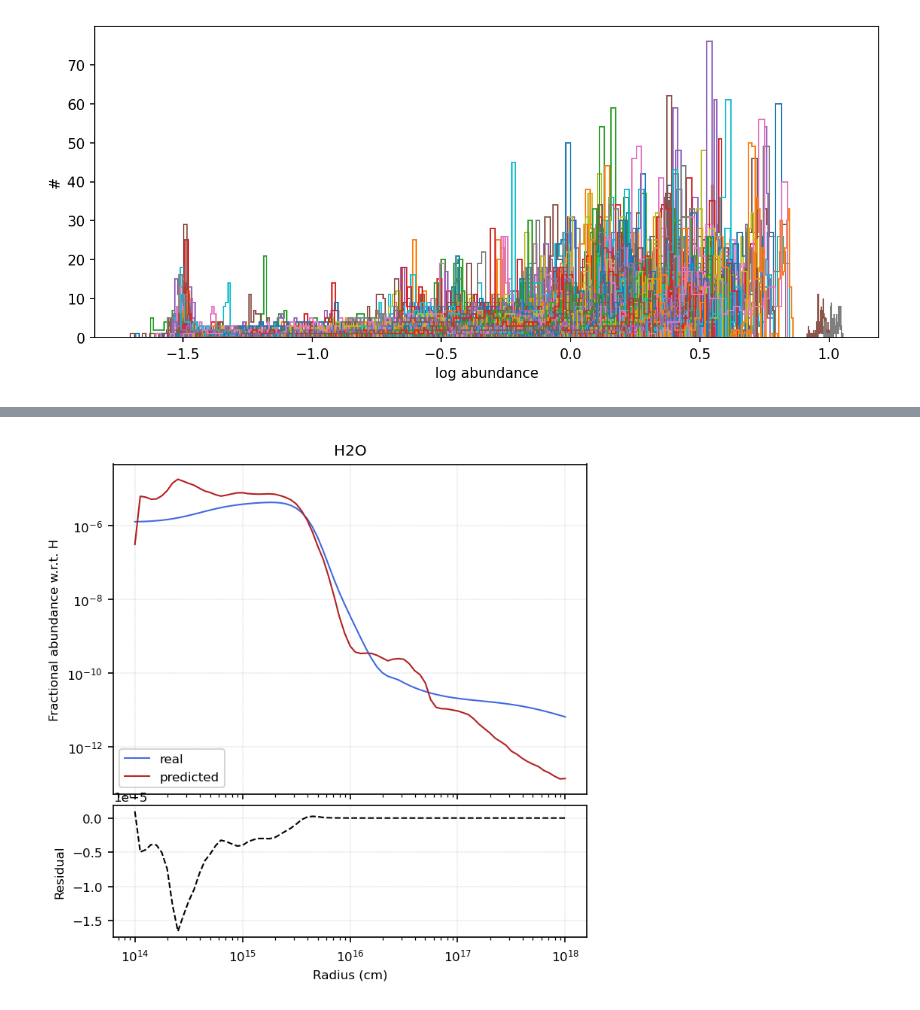
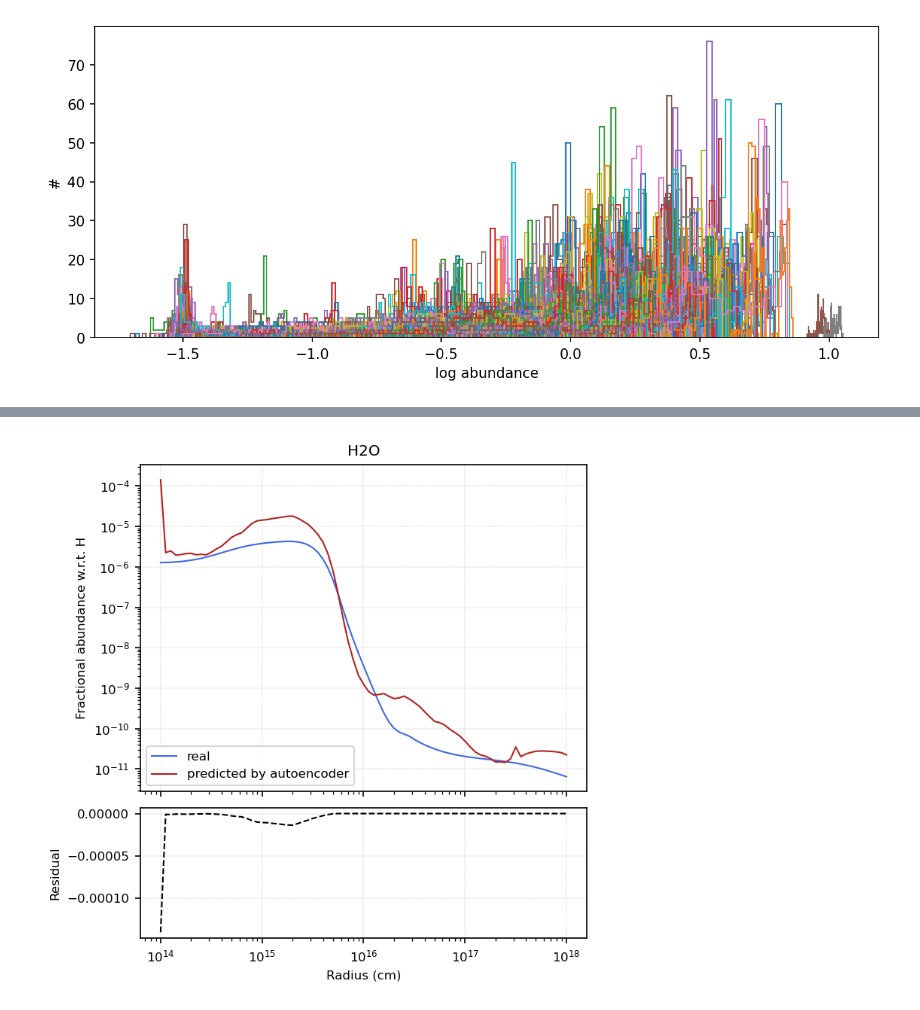
Before and after one commit to silkemaes/MACE, a Jupyter notebook: autoencoder.ipynb, the cells around one changed output, grey strips where cells are left out. Drawn from its saved outputs; the diff is of its cells as text; code cells hidden in the pictures.

```diff
--- a/autoencoder.ipynb
+++ b/autoencoder.ipynb
@@ -197,15 +197,15 @@ def plot_hist(df):
 
     return
 
-def plot_loss(train, log = True):
+def plot_loss(train, test, log = True):
     fig = plt.figure(figsize = (10,4))
     ax1 = fig.add_subplot((111))
 
     ax1.plot(train, ls = '-'    , c='k', lw = 1)
     ax1.plot(train, ls = None, marker = '.', c='royalblue', label = 'train')
 
-    # ax1.plot(test, ls = '-'    , c='k', lw = 1)
-    # ax1.plot(test, ls = None, marker = '.', c='firebrick', label = 'test')
+    ax1.plot(test, ls = '-'    , c='k', lw = 1)
+    ax1.plot(test, ls = None, marker = '.', c='firebrick', label = 'test')
 
     if log == True:
         ax1.set_yscale('log')
@@ -256,7 +256,7 @@ def plot_fracs_profile(rad, real, pred, spec, lw = 1):
     idx = molecs[spec]
 
     ax1.plot(rad,real[:,idx], label = 'real'     , lw = lw, c = 'royalblue')
-    ax1.plot(rad,pred[:,idx], label = 'predicted', lw = lw, c = 'firebrick')
+    ax1.plot(rad,pred[:,idx], label = 'predicted by autoencoder', lw = lw, c = 'firebrick')
     ax2.plot(rad,real[:,idx]-pred[:,idx],'--k', lw=lw)
     for ax in axs:
         ax.set_xscale('log')
@@ -271,7 +271,7 @@ def plot_fracs_profile(rad, real, pred, spec, lw = 1):
     ax1.legend(loc = 'lower left')
 
     fig.tight_layout()
-    fig.subplots_adjust(hspace = 0.05)
+    fig.subplots_adjust(hspace = 0.07)
 
     plt.show()
     return
@@ -425,24 +494,0 @@ physpar
-# %%
-'''
-x = dataset in PyTorch tensor form
-'''
-def get_reversed_data(Dataset, x):
-    fracs = Dataset.df
-    mu = Dataset.get_mean()
-    sigma = Dataset.get_std()
-
-    return 10**reverse(x, mu, sigma)
-
-def test_abundance_profile(dir, label):
-    physpar = pd.read_fwf(dir+'csphyspar_smooth_'+label+'.out', )
-    test_fracs = MyDataset(file=dir+'csfrac_smooth_'+label+'.out', fraction=1)
-
-    rad = physpar['RADIUS']
-
-    df_tensor = DataLoader(dataset=test_fracs, batch_size=batch_size, shuffle=False ,  **kwargs)
-
-    model.eval()
-
-    with torch.no_grad():
-        for x in df_tensor:
-            x_hat = model(x.to(DEVICE))
@@ -460,4 +495,6 @@ orig_x = get_reversed_data(test_fracs, x)
+# %%
+rad, orig_x, orig_x_hat = test_abundance_profile(dir_test, 'test', model)
 # %%
-plot_fracs_profile(orig_x, orig_x_hat, 'H2O')
+plot_fracs_profile(rad, orig_x, orig_x_hat, 'H2O')
 # %% [output]
-[figure, old version]
+[figure, new version]
```
Also changed, not shown: parts of 16 cells of this notebook.
